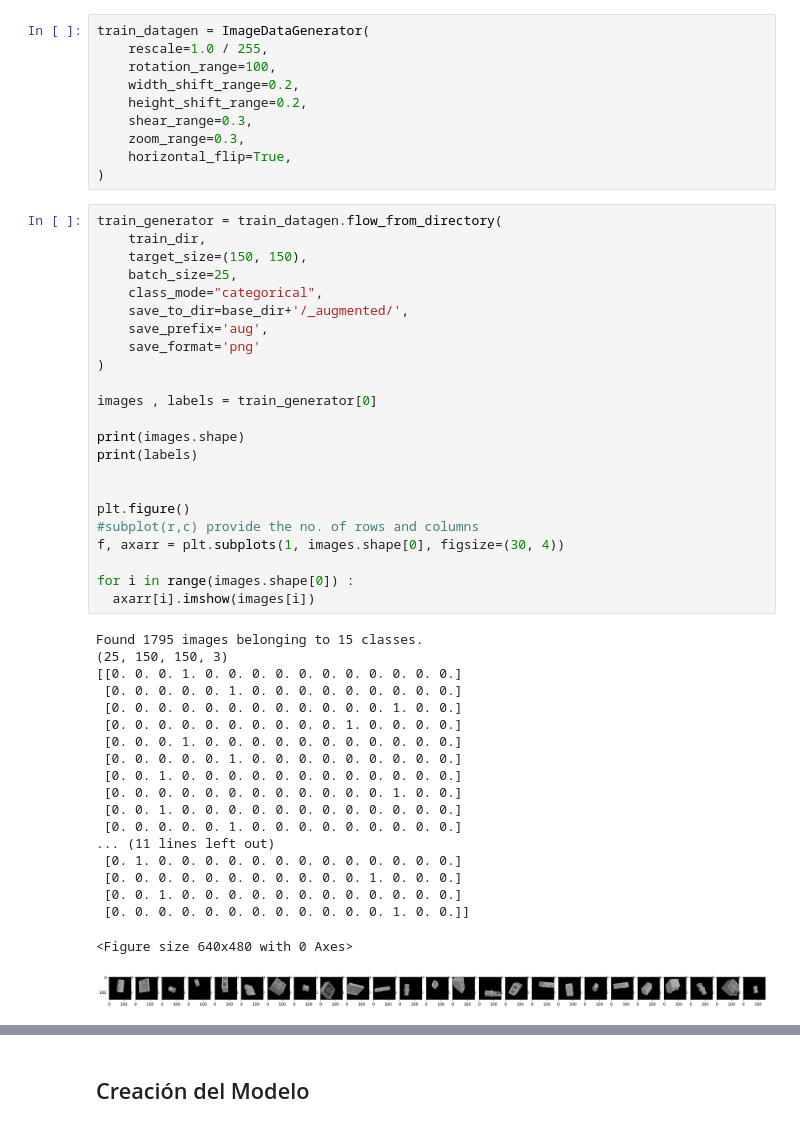
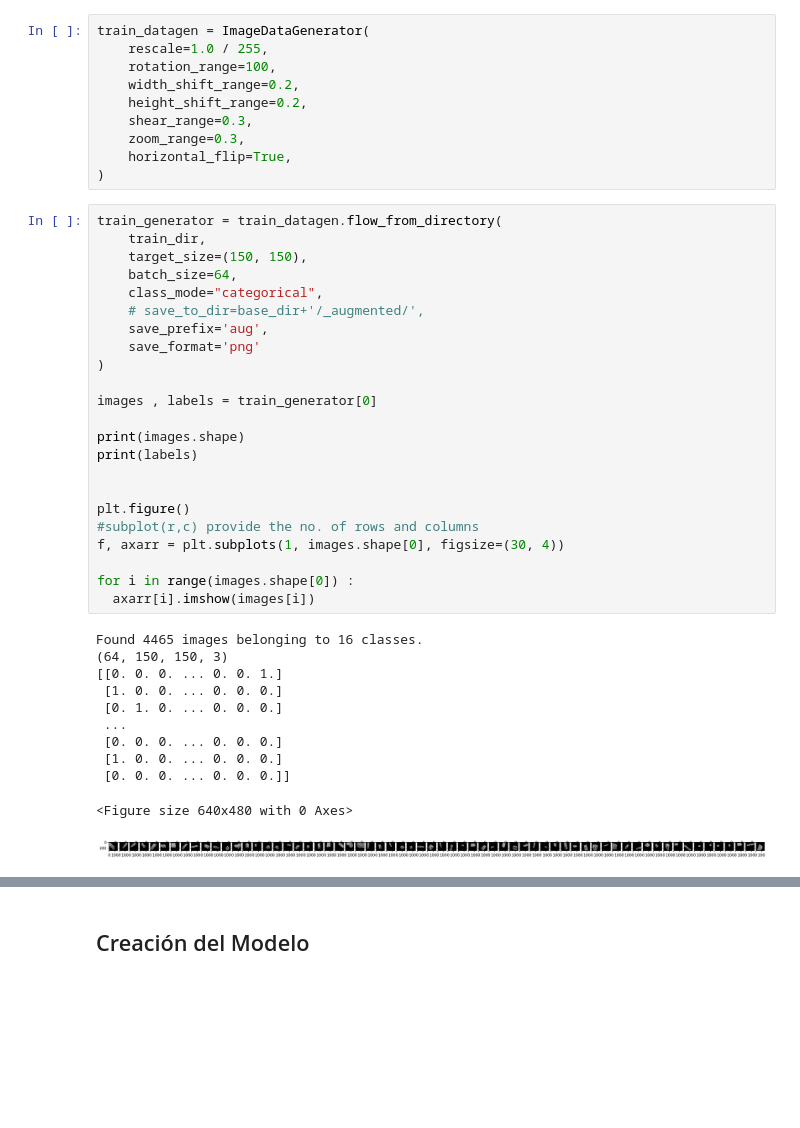
Before and after one commit to A13xMtzL/Actividad-2.1-Generaci-n-o-selecci-n-del-set-de-datos, a Jupyter notebook: Lego_Data_Classification.ipynb, the cells around one changed output, grey strips where cells are left out. Cells and saved outputs as stored; diff of their text form; blank space fills up the shorter version.

```diff
--- a/Lego_Data_Classification.ipynb
+++ b/Lego_Data_Classification.ipynb
@@ -36,46 +36,38 @@ train_datagen = ImageDataGenerator(
 # %%
 train_generator = train_datagen.flow_from_directory(
     train_dir,
     target_size=(150, 150),
-    batch_size=25,
+    batch_size=64,
     class_mode="categorical",
-    save_to_dir=base_dir+'/_augmented/',
+    # save_to_dir=base_dir+'/_augmented/',
     save_prefix='aug',
     save_format='png'
 )
 
 images , labels = train_generator[0]
 
 print(images.shape)
 print(labels)
 
 
 plt.figure()
 #subplot(r,c) provide the no. of rows and columns
 f, axarr = plt.subplots(1, images.shape[0], figsize=(30, 4))
 
 for i in range(images.shape[0]) :
   axarr[i].imshow(images[i])
 # %% [output]
-Found 1795 images belonging to 15 classes.
-(25, 150, 150, 3)
-[[0. 0. 0. 1. 0. 0. 0. 0. 0. 0. 0. 0. 0. 0. 0.]
- [0. 0. 0. 0. 0. 1. 0. 0. 0. 0. 0. 0. 0. 0. 0.]
- [0. 0. 0. 0. 0. 0. 0. 0. 0. 0. 0. 0. 1. 0. 0.]
- [0. 0. 0. 0. 0. 0. 0. 0. 0. 0. 1. 0. 0. 0. 0.]
- [0. 0. 0. 1. 0. 0. 0. 0. 0. 0. 0. 0. 0. 0. 0.]
- [0. 0. 0. 0. 0. 1. 0. 0. 0. 0. 0. 0. 0. 0. 0.]
- [0. 0. 1. 0. 0. 0. 0. 0. 0. 0. 0. 0. 0. 0. 0.]
- [0. 0. 0. 0. 0. 0. 0. 0. 0. 0. 0. 0. 1. 0. 0.]
- [0. 0. 1. 0. 0. 0. 0. 0. 0. 0. 0. 0. 0. 0. 0.]
- [0. 0. 0. 0. 0. 1. 0. 0. 0. 0. 0. 0. 0. 0. 0.]
-... (11 lines left out)
- [0. 1. 0. 0. 0. 0. 0. 0. 0. 0. 0. 0. 0. 0. 0.]
- [0. 0. 0. 0. 0. 0. 0. 0. 0. 0. 0. 1. 0. 0. 0.]
- [0. 0. 1. 0. 0. 0. 0. 0. 0. 0. 0. 0. 0. 0. 0.]
- [0. 0. 0. 0. 0. 0. 0. 0. 0. 0. 0. 0. 1. 0. 0.]]
+Found 4465 images belonging to 16 classes.
+(64, 150, 150, 3)
+[[0. 0. 0. ... 0. 0. 1.]
+ [1. 0. 0. ... 0. 0. 0.]
+ [0. 1. 0. ... 0. 0. 0.]
+ ...
+ [0. 0. 0. ... 0. 0. 0.]
+ [1. 0. 0. ... 0. 0. 0.]
+ [0. 0. 0. ... 0. 0. 0.]]
 <Figure size 640x480 with 0 Axes>
-[figure, old version]
+[figure, new version]
 # %%
 test_datagen = ImageDataGenerator(
     rescale=1.0 / 255,
```
Also changed, not shown: parts of 5 cells of this notebook, 2 other files.
